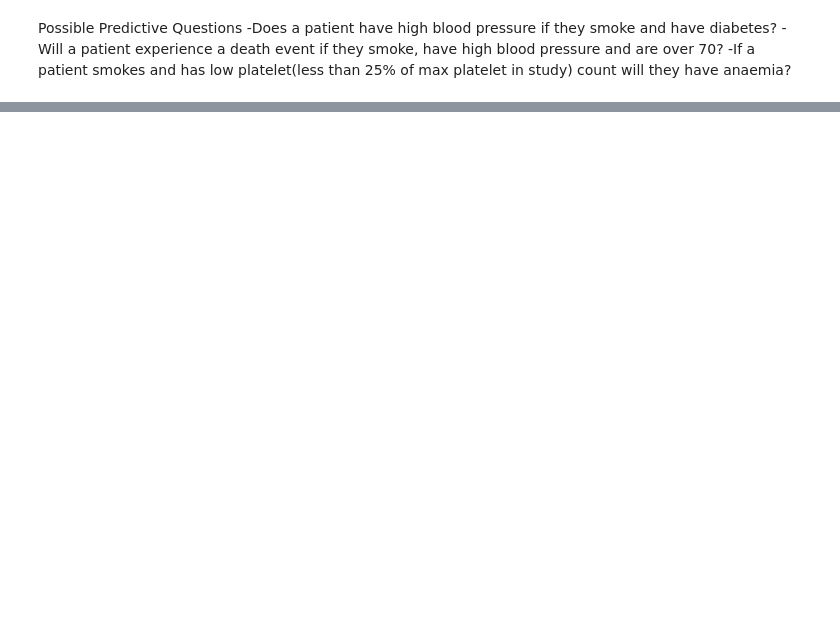
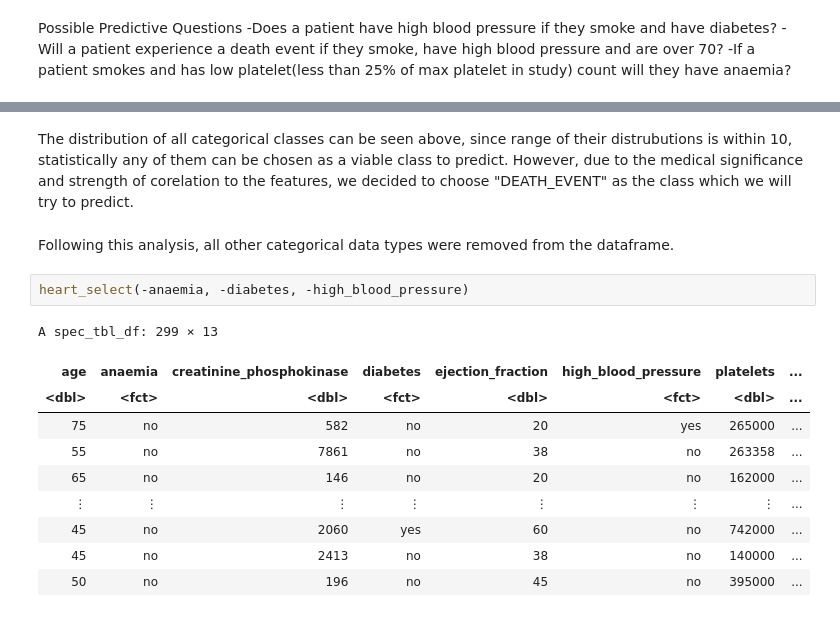
Before and after one commit to agoel25/Heart-Failure-Classifier, a Jupyter notebook: Proposal.ipynb, the cells around one changed output, grey strips where cells are left out. Cells and saved outputs as stored; diff of their text form; blank space fills up the shorter version.

Commit message:
Added distributions of every possible predictive class

```diff
--- a/Proposal.ipynb
+++ b/Proposal.ipynb
@@ -118,0 +133,17 @@ Expected Outcomes:
+# %% [markdown]
+The distribution of all categorical classes can be seen above, since range of their distrubutions is within 10, statistically any of them can be chosen as a viable class to predict. However, due to the medical significance and strength of corelation to the features, we decided to choose "DEATH_EVENT" as the class which we will try to predict.
+# %% [markdown]
+Following this analysis, all other categorical data types were removed from the dataframe.
+# %%
+heart_select(-anaemia, -diabetes, -high_blood_pressure)
+# %% [output]
+A spec_tbl_df: 299 × 13
+| age | anaemia | creatinine_phosphokinase | diabetes | ejection_fraction | high_blood_pressure | platelets | ... |
+| <dbl> | <fct> | <dbl> | <fct> | <dbl> | <fct> | <dbl> | ... |
+| 75 | no | 582 | no | 20 | yes | 265000 | ... |
+| 55 | no | 7861 | no | 38 | no | 263358 | ... |
+| 65 | no | 146 | no | 20 | no | 162000 | ... |
+| ⋮ | ⋮ | ⋮ | ⋮ | ⋮ | ⋮ | ⋮ | ... |
+| 45 | no | 2060 | yes | 60 | no | 742000 | ... |
+| 45 | no | 2413 | no | 38 | no | 140000 | ... |
+| 50 | no | 196 | no | 45 | no | 395000 | ... |
```
Also changed, not shown: parts of 6 cells of this notebook.
